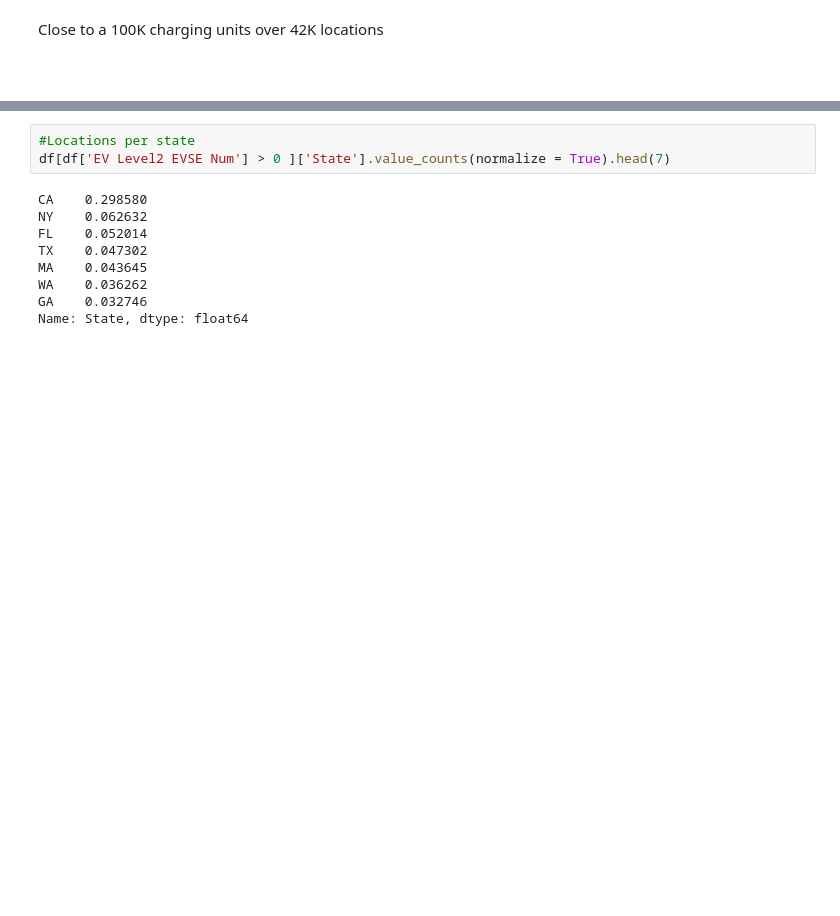
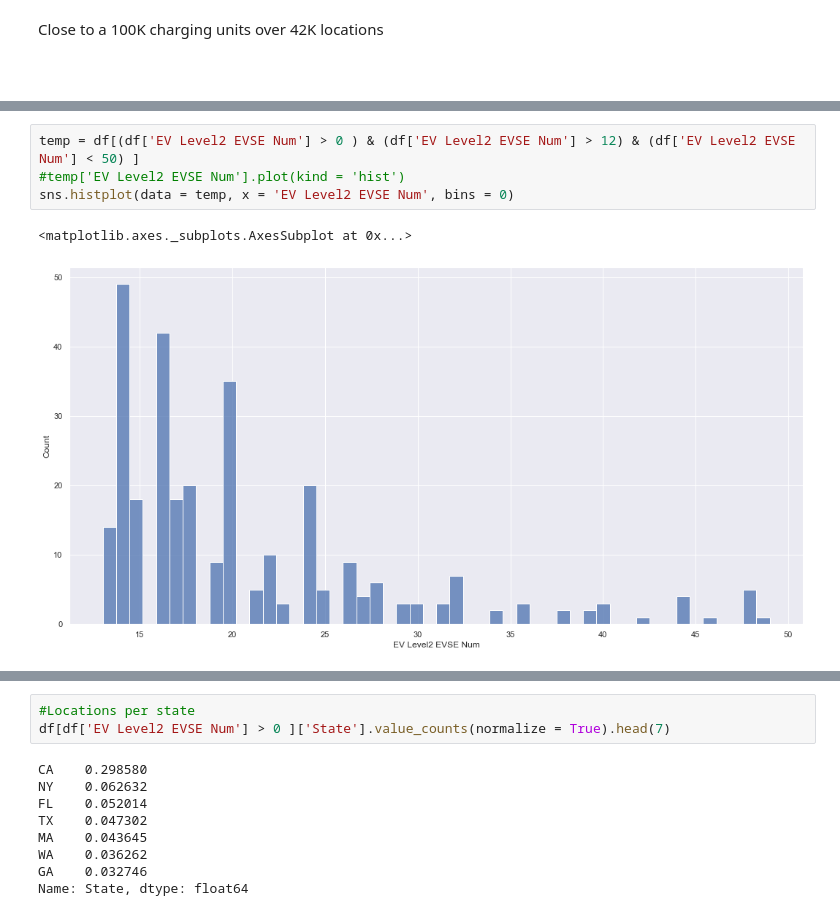
Before and after one commit to encodingintuition/EV_Infrastructure, a Jupyter notebook: code/EV_charging_.ipynb, the cells around one changed output, grey strips where cells are left out. Saved outputs shown, nothing was run; the diff lists cells and outputs as text; blank space fills up the shorter version.

```diff
--- a/code/EV_charging_.ipynb
+++ b/code/EV_charging_.ipynb
@@ -53,0 +106,7 @@ Close to a 100K charging units over 42K locations
+# %%
+temp = df[(df['EV Level2 EVSE Num'] > 0 ) & (df['EV Level2 EVSE Num'] > 12) & (df['EV Level2 EVSE Num'] < 50) ]
+#temp['EV Level2 EVSE Num'].plot(kind = 'hist')
+sns.histplot(data = temp, x = 'EV Level2 EVSE Num', bins = 0)
+# %% [output]
+<matplotlib.axes._subplots.AxesSubplot at 0x...>
+[figure, added]
```
Also changed, not shown: parts of 9 cells of this notebook.
